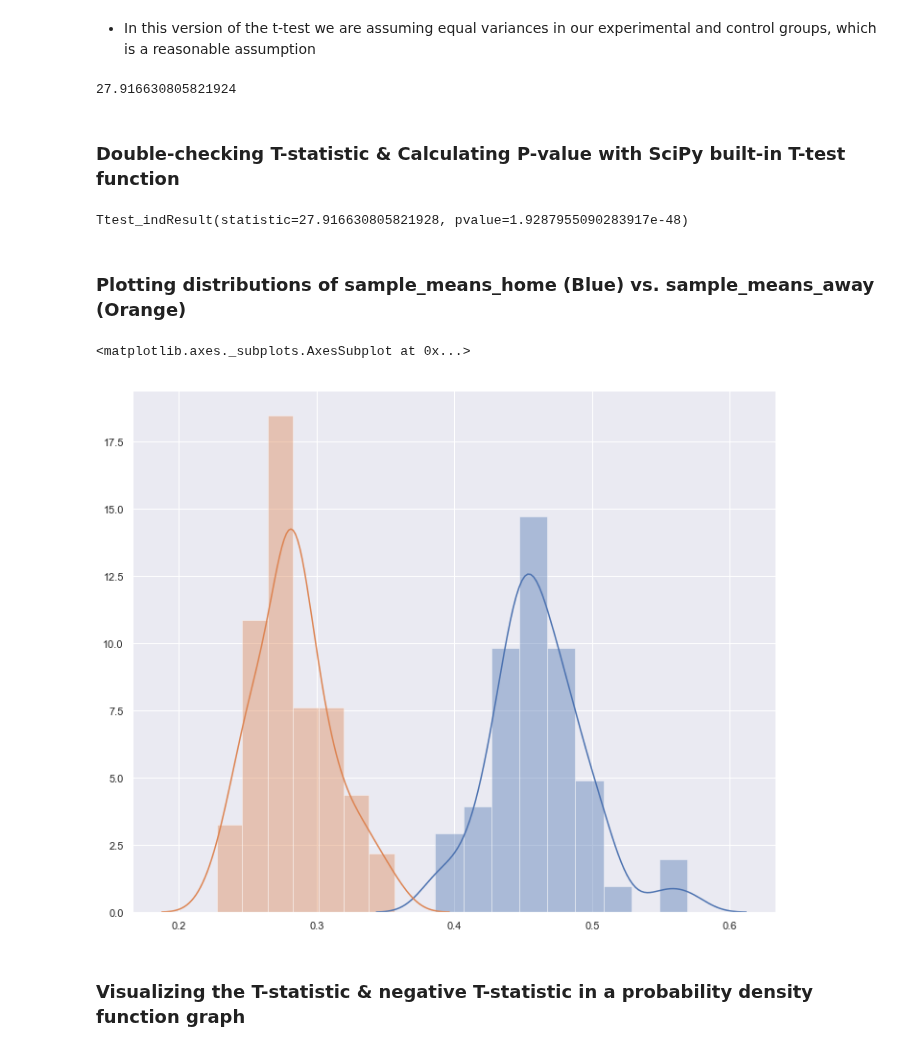
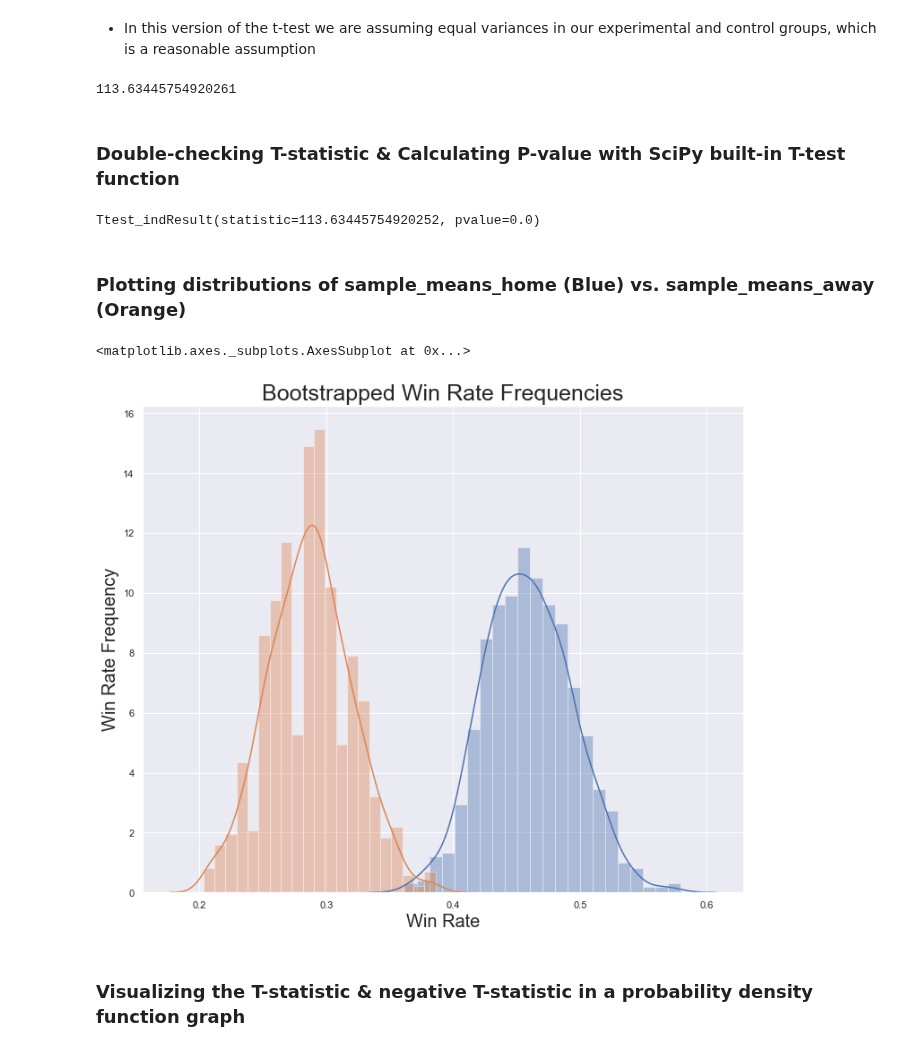
Before and after one commit to kevintheduu/european-soccer-hypothesis-testing, a Jupyter notebook: hyp_test_1.ipynb, the cells around one changed output. Drawn from its saved outputs; the diff is of its cells as text; code cells hidden in the pictures.

Commit message:
new hyp_test 1 with labelled axes & more bootstrap iterations

```diff
--- a/hyp_test_1.ipynb
+++ b/hyp_test_1.ipynb
@@ -373,13 +261,13 @@ Number of matches played:25979
 #### Using Bootstrapping to sample from the ~25K matches, specifying # of iterations & sample size of each iteration
 # %%
 sample_means_home = []
-for _ in range(50):
+for _ in range(1000):
     sample_mean = np.random.choice(home_team_win_array,size=202).mean()
     sample_means_home.append(sample_mean)
 len(sample_means_home)
 
 sample_means_away = []
-for _ in range(50):
+for _ in range(1000):
     sample_mean = np.random.choice(away_team_win_array,size=202).mean()
     sample_means_away.append(sample_mean)
 len(sample_means_away)
@@ -435,23 +323,26 @@ t_stat = calc_twosample_tstatistic(sample_means_home, sample_means_away)
 
 t_stat
 # %% [output]
-27.916630805821924
+113.63445754920261
 # %% [markdown]
 ### Double-checking T-statistic & Calculating P-value with SciPy built-in T-test function
 # %%
 stats.ttest_ind(sample_means_home, sample_means_away)
 # %% [output]
-Ttest_indResult(statistic=27.916630805821928, pvalue=1.9287955090283917e-48)
+Ttest_indResult(statistic=113.63445754920252, pvalue=0.0)
 # %% [markdown]
 ### Plotting distributions of sample_means_home (Blue) vs. sample_means_away (Orange)
 # %%
 sns.set(color_codes=True)
 sns.set(rc={'figure.figsize':(12,10)})
-sns.distplot(sample_means_home) # Blue distribution
-sns.distplot(sample_means_away) # Orange distribution
+plt.title('Bootstrapped Win Rate Frequencies', fontsize='25')
+plt.xlabel('Win Rate', fontsize='20')
+plt.ylabel('Win Rate Frequency', fontsize='20')
+sns.distplot(sample_means_home, label='Home Win Rates') # Blue distribution
+sns.distplot(sample_means_away, label='Away Win Rates') # Orange distribution
 # %% [output]
 <matplotlib.axes._subplots.AxesSubplot at 0x...>
-[figure, old version]
+[figure, new version]
 # %% [markdown]
 ### Visualizing the T-statistic & negative T-statistic in a probability density function graph
 # %%
```
Also changed, not shown: parts of 14 cells of this notebook.
